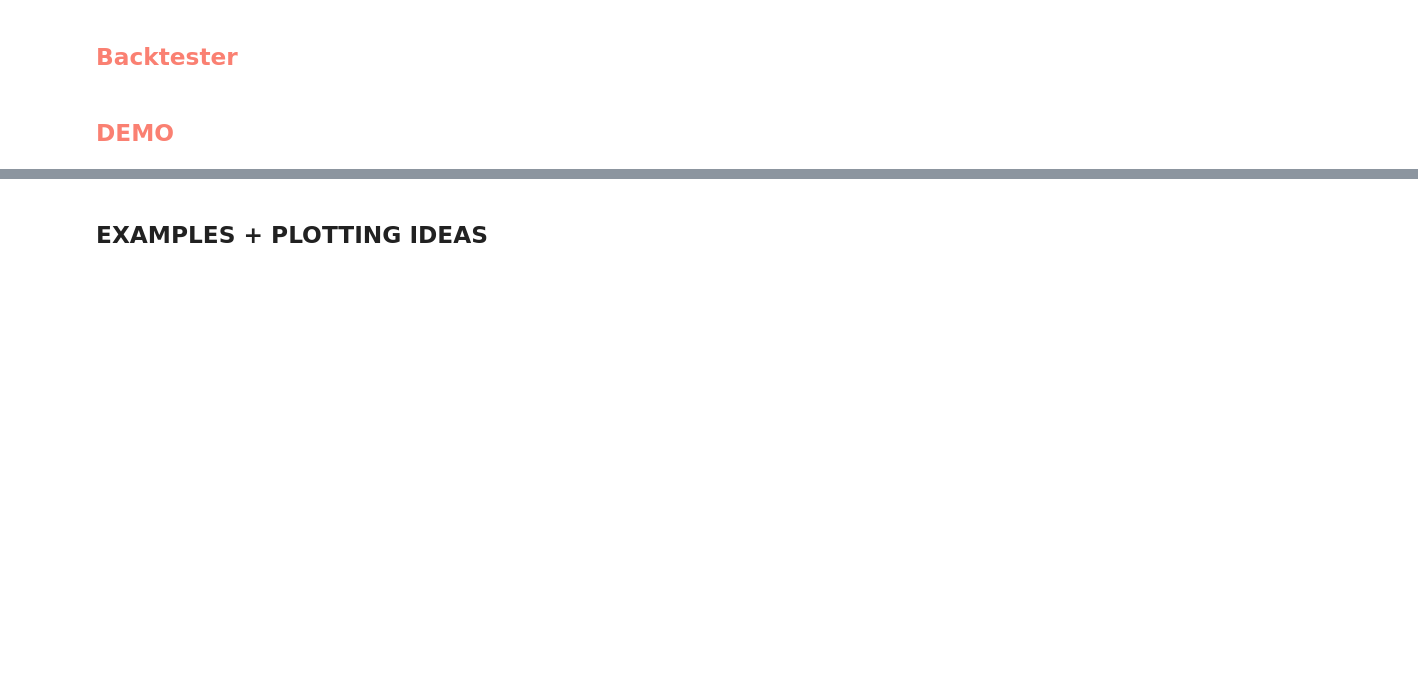
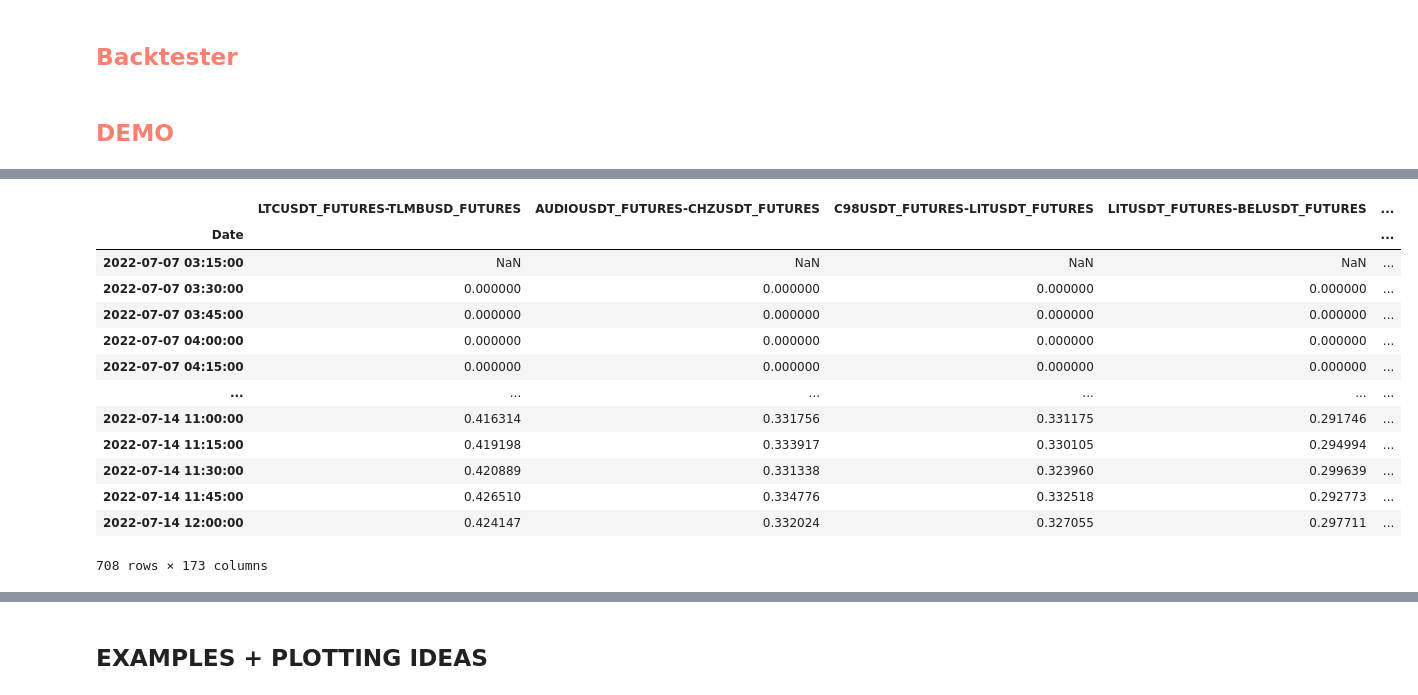
Before and after one commit to mscbr/algo_pairs, a Jupyter notebook: class_modules.ipynb, the cells around one changed output, grey strips where cells are left out. Saved outputs shown, nothing was run; the diff lists cells and outputs as text; code cells hidden in the pictures; blank space fills up the shorter version.

```diff
--- a/class_modules.ipynb
+++ b/class_modules.ipynb
@@ -584,0 +710,17 @@ backtester = Backtester(pairs=pairs, dir_name="Binance_Historical_15m_FUTURES_20
+# %%
+backtester.pairs_results
+# %% [output]
+|  | LTCUSDT_FUTURES-TLMBUSD_FUTURES | AUDIOUSDT_FUTURES-CHZUSDT_FUTURES | C98USDT_FUTURES-LITUSDT_FUTURES | LITUSDT_FUTURES-BELUSDT_FUTURES | ... |
+| Date |  |  |  |  | ... |
+| 2022-07-07 03:15:00 | NaN | NaN | NaN | NaN | ... |
+| 2022-07-07 03:30:00 | 0.000000 | 0.000000 | 0.000000 | 0.000000 | ... |
+| 2022-07-07 03:45:00 | 0.000000 | 0.000000 | 0.000000 | 0.000000 | ... |
+| 2022-07-07 04:00:00 | 0.000000 | 0.000000 | 0.000000 | 0.000000 | ... |
+| 2022-07-07 04:15:00 | 0.000000 | 0.000000 | 0.000000 | 0.000000 | ... |
+| ... | ... | ... | ... | ... | ... |
+| 2022-07-14 11:00:00 | 0.416314 | 0.331756 | 0.331175 | 0.291746 | ... |
+| 2022-07-14 11:15:00 | 0.419198 | 0.333917 | 0.330105 | 0.294994 | ... |
+| 2022-07-14 11:30:00 | 0.420889 | 0.331338 | 0.323960 | 0.299639 | ... |
+| 2022-07-14 11:45:00 | 0.426510 | 0.334776 | 0.332518 | 0.292773 | ... |
+| 2022-07-14 12:00:00 | 0.424147 | 0.332024 | 0.327055 | 0.297711 | ... |
+708 rows × 173 columns
```
Also changed, not shown: parts of 23 cells of this notebook.
